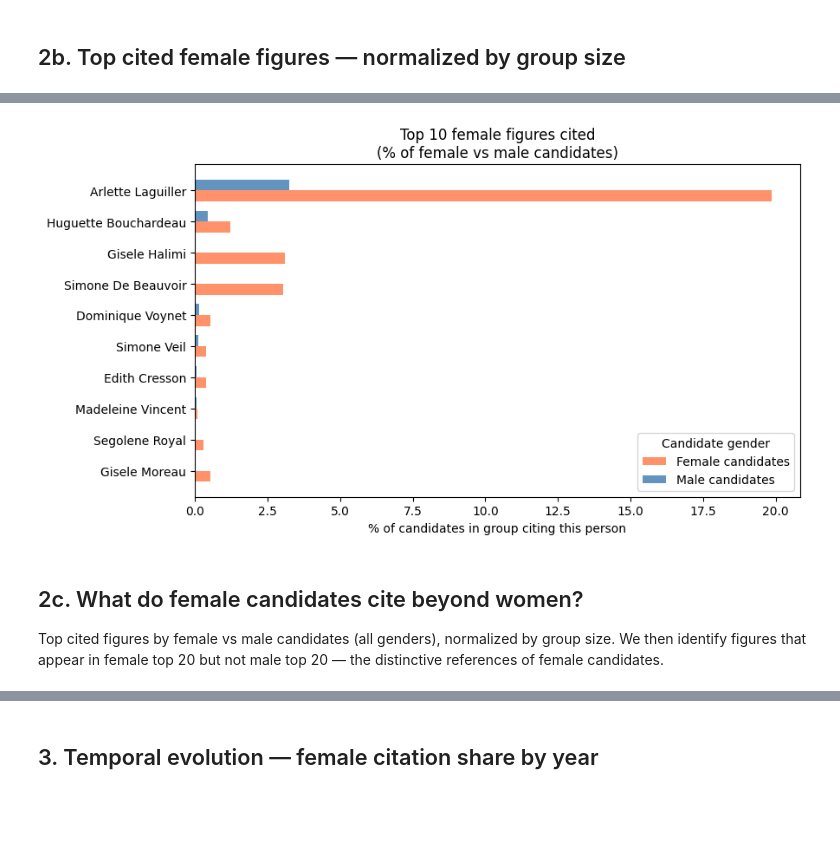
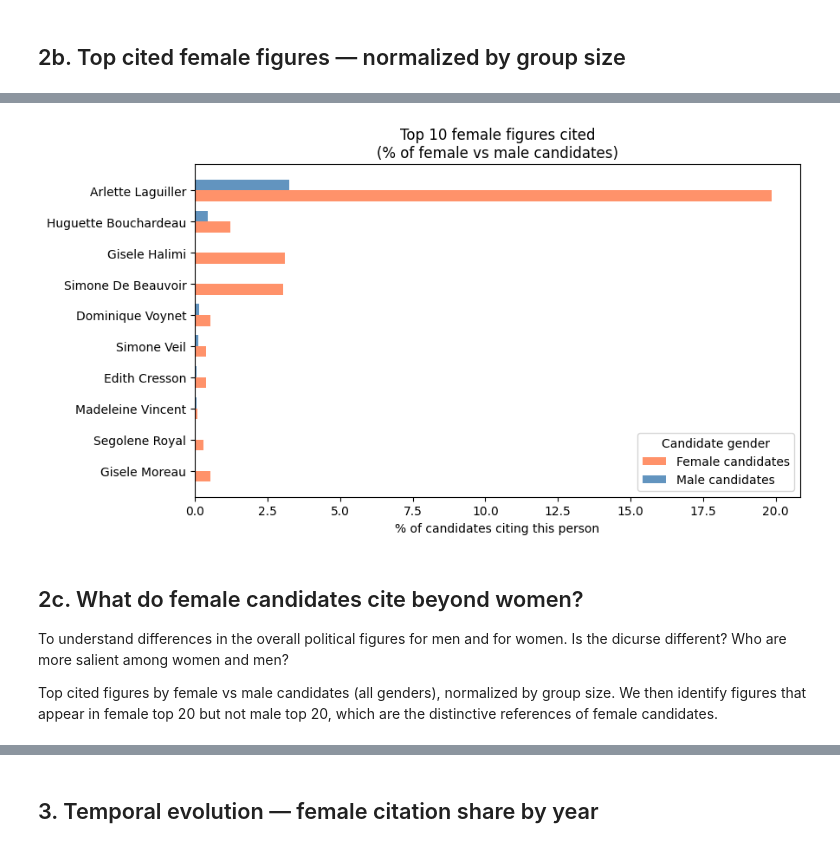
Before and after one commit to AnahiRM/NER_gender, a Jupyter notebook: notebooks/04_analysis.ipynb, the cells around one changed output, grey strips where cells are left out. Drawn from its saved outputs; the diff is of its cells as text; code cells hidden in the pictures; blank space fills up the shorter version.

```diff
--- a/notebooks/04_analysis.ipynb
+++ b/notebooks/04_analysis.ipynb
@@ -97,40 +194,42 @@ total_female_cands = df_known[df_known["candidate_sex"] == "femme"]["candidate_i
 total_male_cands   = df_known[df_known["candidate_sex"] == "homme"]["candidate_id"].nunique()
 
 top_pct = (
     df_known[df_known["cited_gender"] == "female"]
     .groupby(["cited_person_clean", "candidate_sex"])["candidate_id"]
     .nunique()
     .unstack(fill_value=0)
     .assign(total=lambda x: x.sum(axis=1))
     .sort_values("total", ascending=False)
     .head(10)
     .drop(columns="total")
 )
 top_pct["femme_pct"] = top_pct.get("femme", 0) / total_female_cands * 100
 top_pct["homme_pct"] = top_pct.get("homme", 0) / total_male_cands * 100
 
 fig, ax = plt.subplots(figsize=(9, 5))
 x = range(len(top_pct))
 width = 0.35
 ax.barh([i + width/2 for i in x], top_pct["femme_pct"], width,
         color="coral", alpha=0.85, label="Female candidates")
 ax.barh([i - width/2 for i in x], top_pct["homme_pct"], width,
         color="steelblue", alpha=0.85, label="Male candidates")
 ax.set_yticks(list(x))
 ax.set_yticklabels(top_pct.index)
 ax.invert_yaxis()
-ax.set_xlabel("% of candidates in group citing this person")
+ax.set_xlabel("% of candidates citing this person")
 ax.set_title("Top 10 female figures cited\n(% of female vs male candidates)")
 ax.legend(title="Candidate gender")
 plt.tight_layout()
-plt.savefig(PROJECT_ROOT / "notebooks" / "fig_top_female_pct.png", dpi=150)
+plt.savefig(PROJECT_ROOT / "figures" / "fig_top_female_pct.png", dpi=150)
 plt.show()
 # %% [output]
-[figure, old version]
+[figure, new version]
 # %% [markdown]
 ## 2c. What do female candidates cite beyond women?
 
-Top cited figures by female vs male candidates (all genders), normalized by group size. We then identify figures that appear in female top 20 but not male top 20 — the distinctive references of female candidates.
+To understand differences in the overall political figures for men and for women. Is the dicurse different? Who are more salient among women and men?
+
+Top cited figures by female vs male candidates (all genders), normalized by group size. We then identify figures that appear in female top 20 but not male top 20, which are the distinctive references of female candidates.
 # %%
 df_all = df.copy()  # use full dataset, not just known-gender citations
 total_f = df_all[df_all["candidate_sex"] == "femme"]["candidate_id"].nunique()
```
Also changed, not shown: parts of 12 cells of this notebook, 15 other files.
